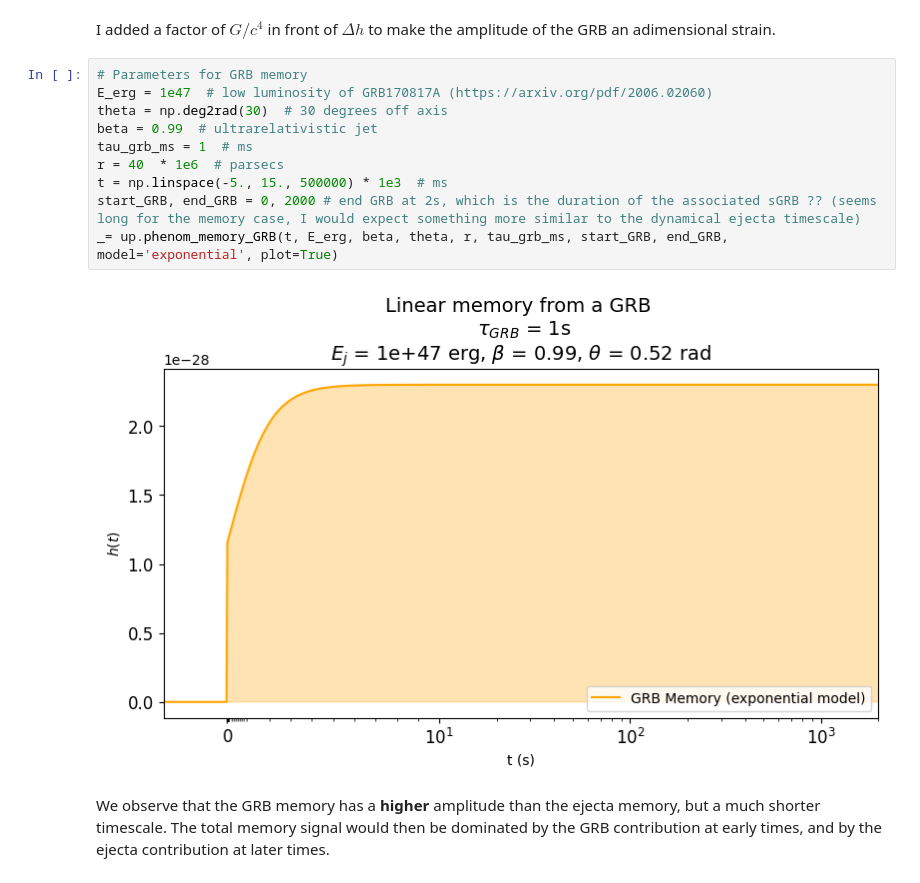
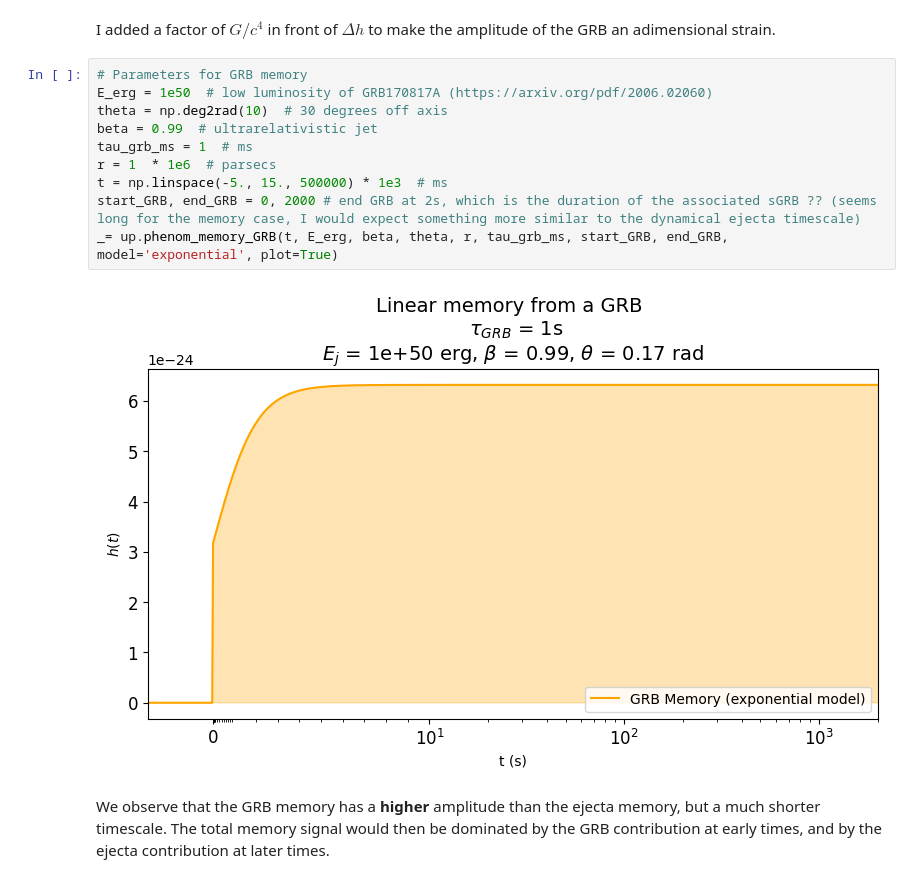
Before and after one commit to ThomasBastro/Memory_effect, a Jupyter notebook: Memory_Lopez/phenom_model.ipynb, the cells around one changed output. Drawn from its saved outputs; the diff is of its cells as text.

```diff
--- a/Memory_Lopez/phenom_model.ipynb
+++ b/Memory_Lopez/phenom_model.ipynb
@@ -123,16 +141,16 @@ Does the factor 2 is related to the fact that there are 2 jets (forward and back
 I added a factor of $G/c^4$ in front of $\Delta h$ to make the amplitude of the GRB an adimensional strain.
 # %%
 # Parameters for GRB memory
-E_erg = 1e47  # low luminosity of GRB170817A (https://arxiv.org/pdf/2006.02060)
-theta = np.deg2rad(30)  # 30 degrees off axis
+E_erg = 1e50  # low luminosity of GRB170817A (https://arxiv.org/pdf/2006.02060)
+theta = np.deg2rad(10)  # 30 degrees off axis
 beta = 0.99  # ultrarelativistic jet
 tau_grb_ms = 1  # ms
-r = 40  * 1e6  # parsecs
+r = 1  * 1e6  # parsecs
 t = np.linspace(-5., 15., 500000) * 1e3  # ms
 start_GRB, end_GRB = 0, 2000 # end GRB at 2s, which is the duration of the associated sGRB ?? (seems long for the memory case, I would expect something more similar to the dynamical ejecta timescale)
 _= up.phenom_memory_GRB(t, E_erg, beta, theta, r, tau_grb_ms, start_GRB, end_GRB, model='exponential', plot=True)
 # %% [output]
-[figure, old version]
+[figure, new version]
 # %% [markdown]
 We observe that the GRB memory has a **higher** amplitude than the ejecta memory, but a much shorter timescale. The total memory signal would then be dominated by the GRB contribution at early times, and by the ejecta contribution at later times.
 # %% [markdown]
```
Also changed, not shown: parts of 8 cells of this notebook, 6 other files.
